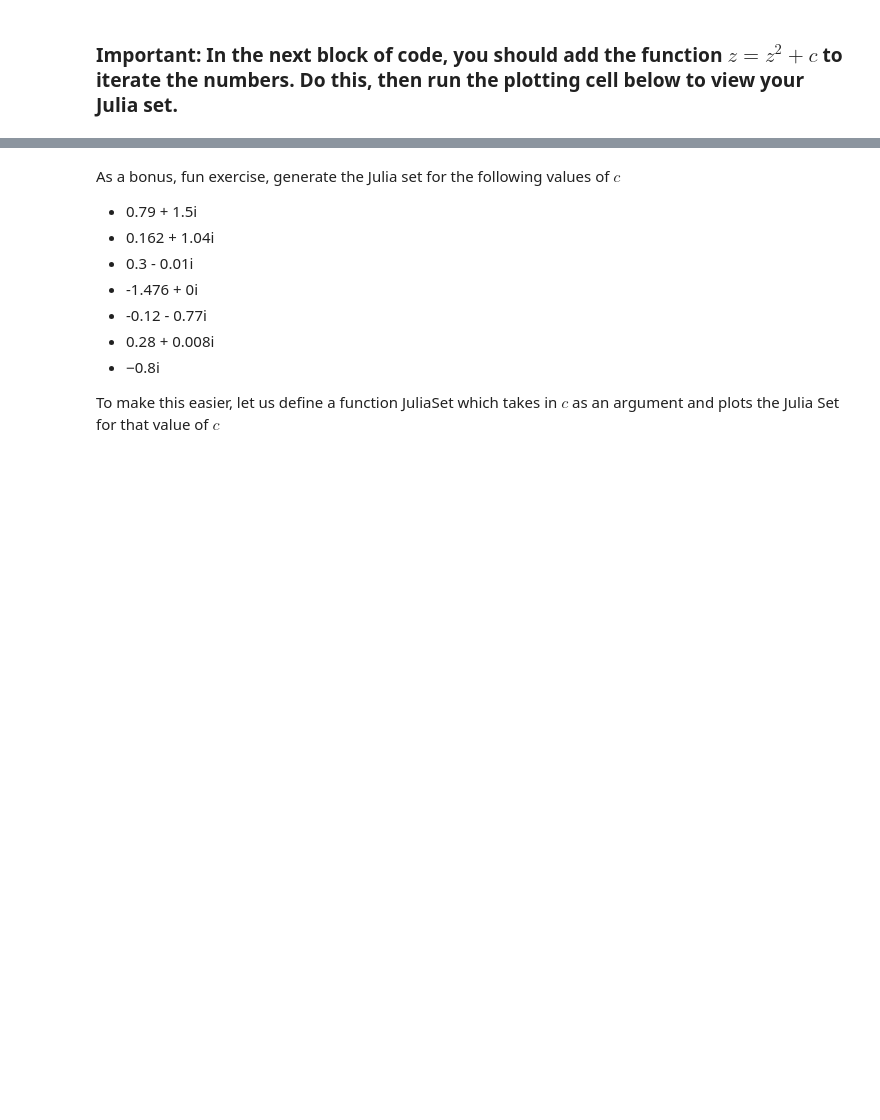
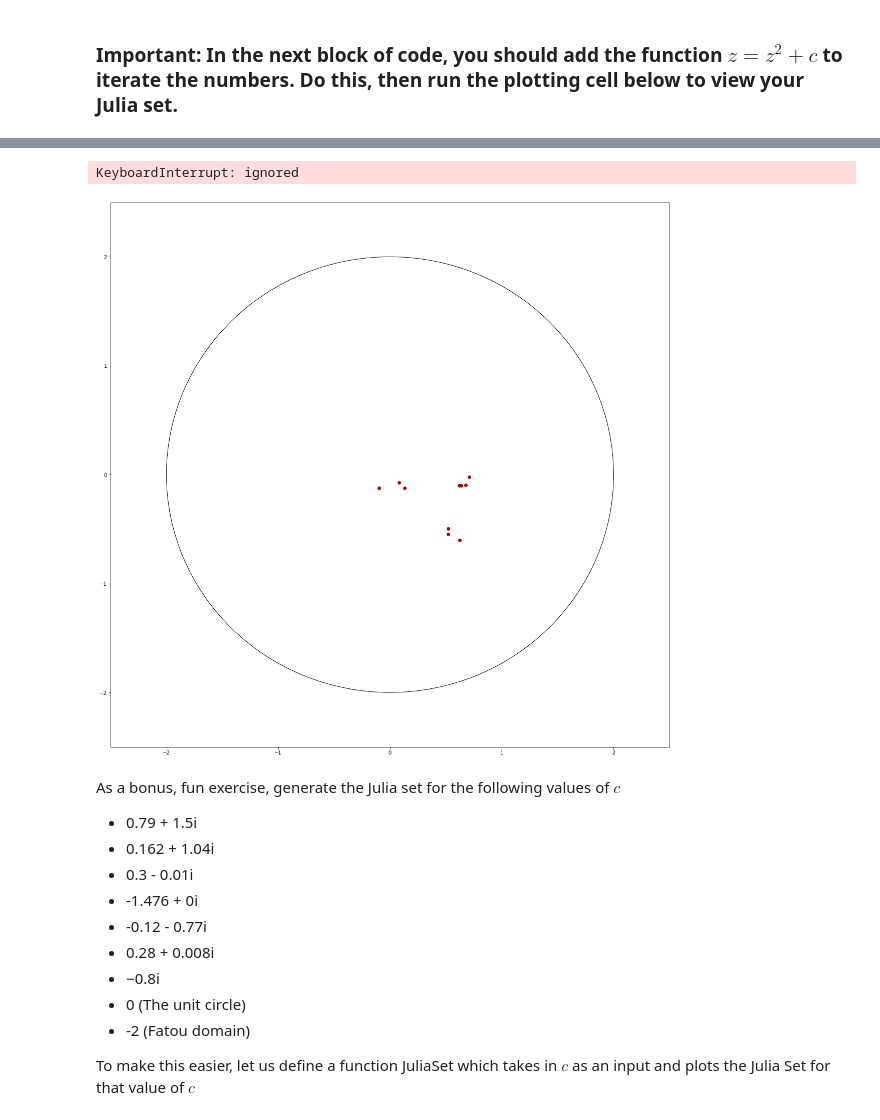
Before and after one commit to girlstalkmath-umd/patterns-and-fractals, a Jupyter notebook: Julia_Set.ipynb, the cells around one changed output, grey strips where cells are left out. Saved outputs shown, nothing was run; the diff lists cells and outputs as text; code cells hidden in the pictures; blank space fills up the shorter version.

```diff
--- a/Julia_Set.ipynb
+++ b/Julia_Set.ipynb
@@ -69,3 +80,33 @@ plt.show()
+# %%
+import time
+import pylab as pl
+from IPython import display
+
+nit_max = 1000
+z = complex(0.3,0.1) #change initial condition here
+boundary = max(abs(c),2)
+boundary_circle = plt.Circle((0, 0), boundary, color='k', fill=False)
+
+ax = plt.gca()
+ax.set_xlim((-2.5, 2.5))
+ax.set_ylim((-2.5, 2.5))
+ax.add_artist(boundary_circle)
+
+# Do the iterations, does it diverge?
+while abs(z) <= boundary and nit < nit_max:
+  # do the iteration (z = z**2 + c)
+    z = z**2 + c
+    nit += 1
+    ratio = nit / nit_max
+    color_pt = pl.cm.hot(ratio)
+    ax.plot(z.imag,z.real,'o', color=color_pt)
+    display.clear_output(wait=True)
+    display.display(pl.gcf())
+    time.sleep(1) #adjust how fast it animates,
+    #you can comment this out too by placing a '#' in front, though the plot can only update so fast
+# %% [output]
+KeyboardInterrupt: ignored
+[figure, added]
 # %% [markdown]
 As a bonus, fun exercise, generate the Julia set for the following values of $c$
 
@@ -76,8 +117,10 @@ As a bonus, fun exercise, generate the Julia set for the following values of $c$
 * -0.12 - 0.77i
 * 0.28 + 0.008i
 * −0.8i
+* 0 (The unit circle)
+* -2 (Fatou domain)
 
-To make this easier, let us define a function JuliaSet which takes in $c$ as an argument and plots the Julia Set for that value of $c$
+To make this easier, let us define a function JuliaSet which takes in $c$ as an input and plots the Julia Set for that value of $c$
 # %%
 def JuliaSet(c):
 
```
Also changed, not shown: parts of 7 cells of this notebook.
